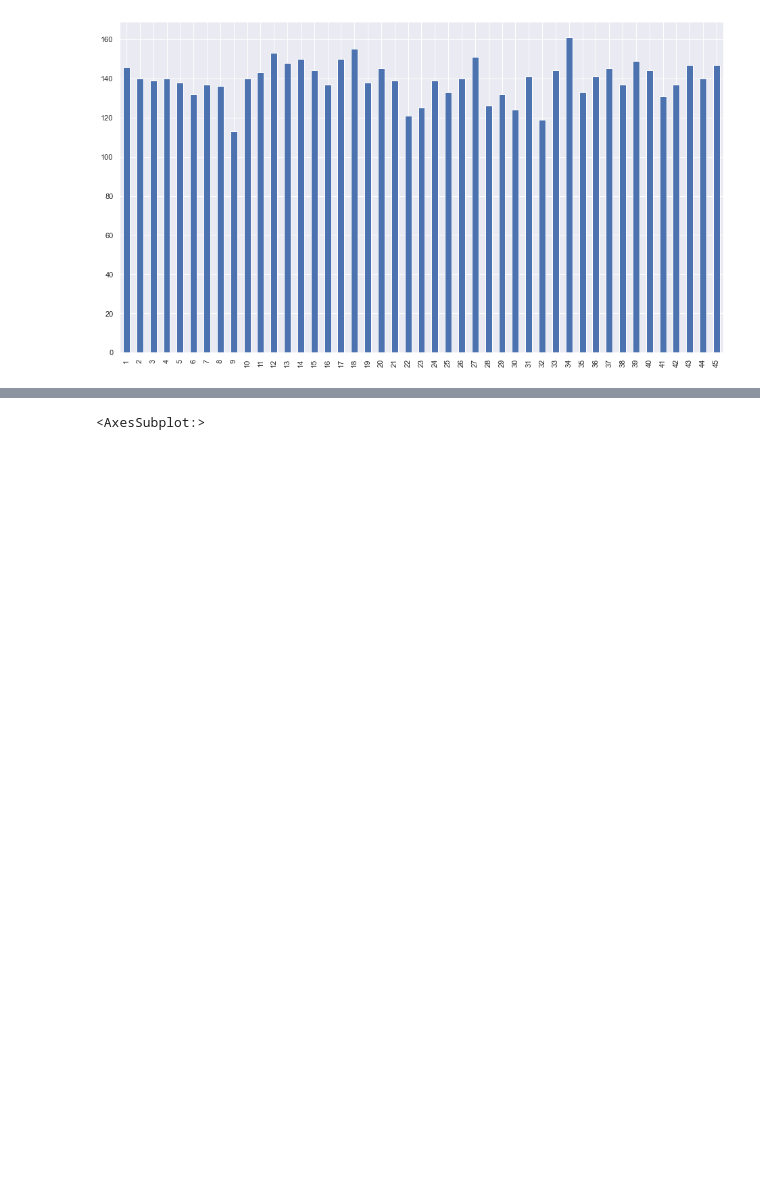
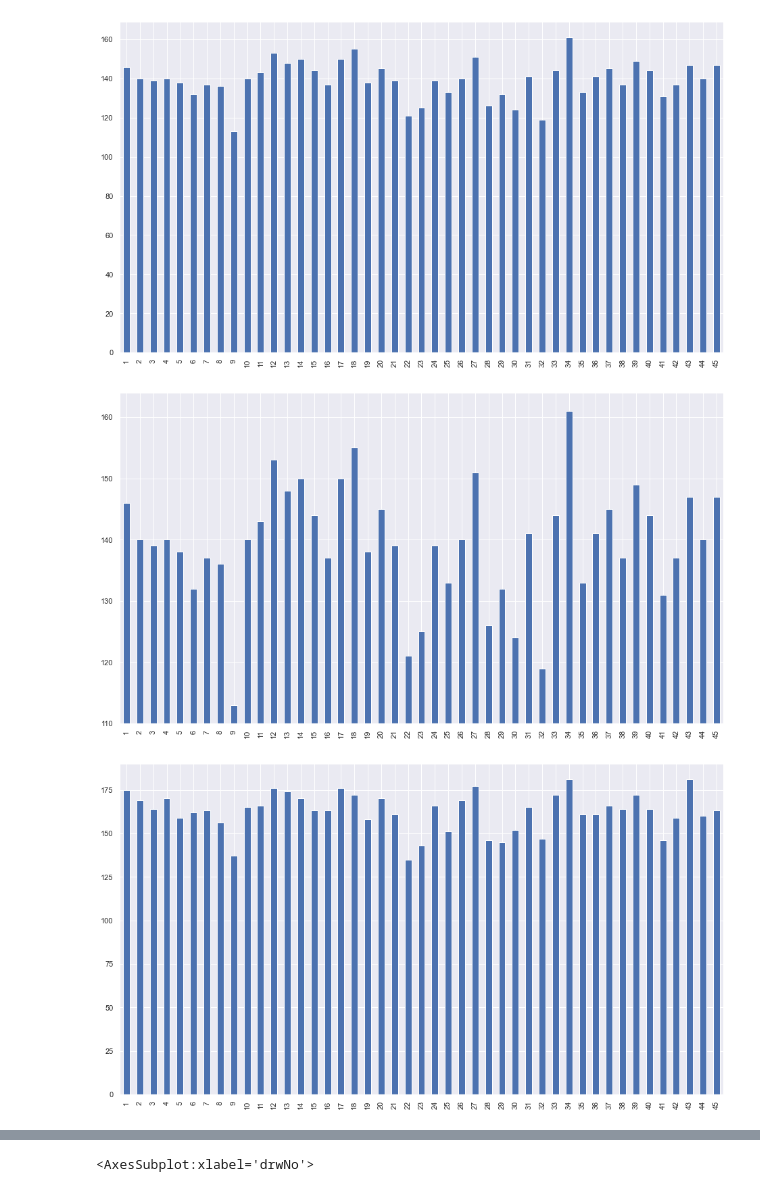
Before and after one commit to seungmin-han/bigdata_final, a Jupyter notebook: bigData_final.ipynb, the cells around one changed output, grey strips where cells are left out. Saved outputs shown, nothing was run; the diff lists cells and outputs as text; code cells hidden in the pictures; blank space fills up the shorter version.

```diff
--- a/bigData_final.ipynb
+++ b/bigData_final.ipynb
@@ -35,34 +35,68 @@ tmp = pd.read_csv('data.csv')
 
 #빈 딕셔너리 생성
 tmp2 = dict()
+includeBnus = dict()
 for i in range(1,46):
     tmp2[i] = 0
+    includeBnus[i] = 0
 
 
 
 # 각 번호(1~45)의 빈도 수를 저장하는 시리즈 생성
 for _,row in tmp.iterrows():
     tmp2[row['drwtNo1']] += 1
     tmp2[row['drwtNo2']] += 1
     tmp2[row['drwtNo3']] += 1
     tmp2[row['drwtNo4']] += 1
     tmp2[row['drwtNo5']] += 1
     tmp2[row['drwtNo6']] += 1
 
+for _,row in tmp.iterrows():
+    includeBnus[row['drwtNo1']] += 1
+    includeBnus[row['drwtNo2']] += 1
+    includeBnus[row['drwtNo3']] += 1
+    includeBnus[row['drwtNo4']] += 1
+    includeBnus[row['drwtNo5']] += 1
+    includeBnus[row['drwtNo6']] += 1
+    includeBnus[row['bnusNo']] += 1
+
 tmp3 = pd.Series(tmp2)
 
-# print(tmp3.head)
+tmp4 = pd.Series(includeBnus)
 
+# 각 번호별 당첨 빈도 그래프_1 보너스 번호 제외
 import matplotlib.pyplot as plt
 
 plt.figure(figsize=(16,9))
 tmp3.plot.bar()
+plt.show()
+
+# 각 번호별 당첨 빈도 그래프_2 보너스 번호 제외
+plt.figure(figsize=(16,9))
+plt.ylim(tmp3.min()-3,tmp3.max()+3)
+tmp3.plot.bar()
 
 plt.show()
 
-import seaborn as sns
+
+# 각 번호별 당첨 빈도 그래프_1 보너스 번호 포함
+import matplotlib.pyplot as plt
+
+plt.figure(figsize=(16,9))
+tmp4.plot.bar()
+plt.show()
+
+# 각 번호별 당첨 빈도 그래프_2 보너스 번호 포함
+plt.figure(figsize=(16,9))
+plt.ylim(tmp4.min()-3,tmp4.max()+3)
+tmp4.plot.bar()
+
+plt.show()
 
 
-# www.dhlottery.co.kr/common.do?method=getLottoNumber&drwNo=로또회차번호
+# 판매금액 추세 그래프
+tmp.plot.bar(x='drwNo',y='totSellamnt')
 # %% [output]
 [figure]
+[figure, new version]
+[figure, added]
@@ -69 +104 @@ import seaborn as sns
-<AxesSubplot:>
+<AxesSubplot:xlabel='drwNo'>
```
Also changed, not shown: parts of 1 cell of this notebook.
